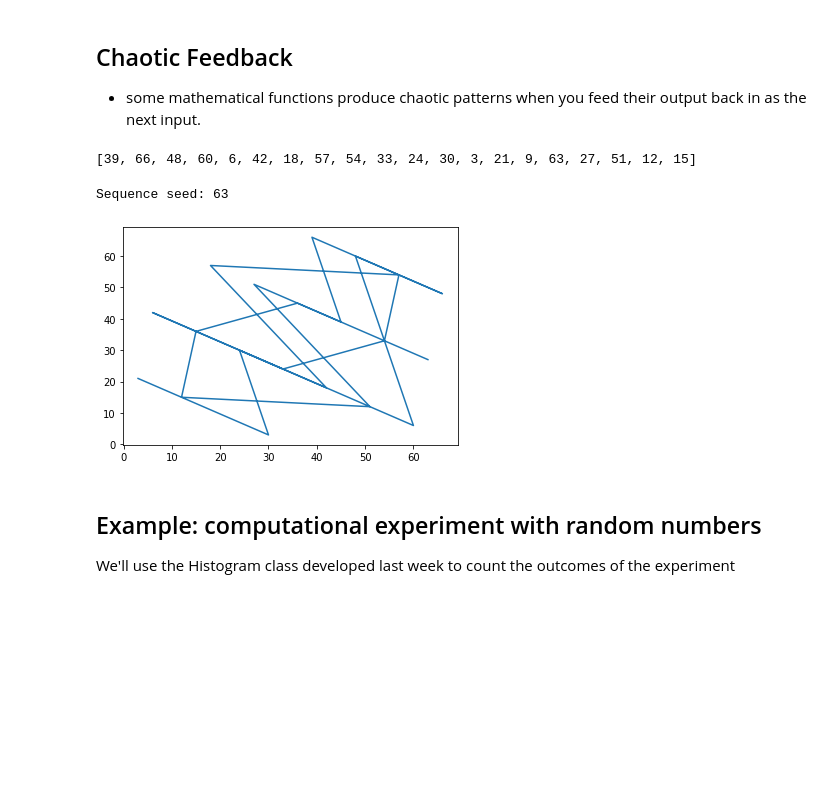
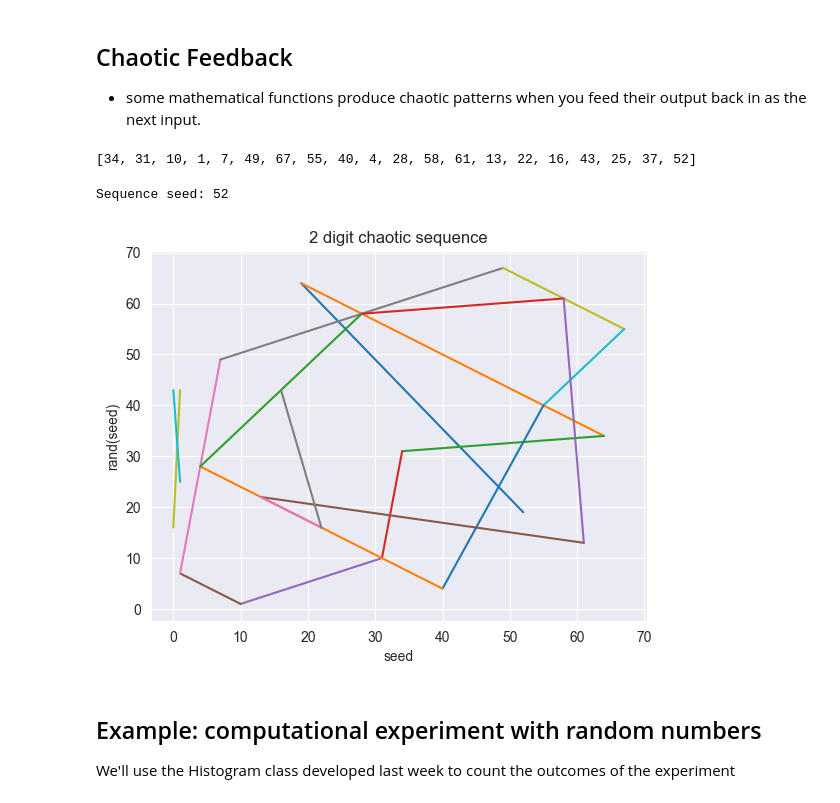
Before and after one commit to powderflask/cap-comp215, a Jupyter notebook: lessons/week04-generators.ipynb, the cells around one changed output. Saved outputs shown, nothing was run; the diff lists cells and outputs as text; code cells hidden in the pictures; blank space fills up the shorter version.

```diff
--- a/lessons/week04-generators.ipynb
+++ b/lessons/week04-generators.ipynb
@@ -60,31 +63,42 @@ plt.show()
 # %%
 import time
 
+@dataclass
 class TwoDigitRand:
     """ demonstrates 'chaotic feedback' algorithm - not crypographic quality randomness!! """
-    def __init__(self, seed=None):
-        seed = seed or int(time.time()*10**3)  # clock time in milli-seconds
-        self.seed = seed % 100  # 2-digit only!
+    seed:int = int(time.time()*10**3)  # clock time in milli-seconds
+    a:int = 7
+
+    def __post_init__(self):
+        self.seed = self.seed % 100  # allow 2 digit number seeds only!
+        self.seed = self.rand() # move to first value in sequence
 
     def rand(self):
         """ chaotic feedback algorithm - the last output is used as input to compute the next one """
-        self.seed = self.seed//10 + 7*(self.seed%10)
+        self.seed = self.seed//10 + self.a*(self.seed%10)
         return self.seed
 
 
 r = TwoDigitRand()
 [r.rand() for i in range(20)]
 # %% [output]
-[39, 66, 48, 60, 6, 42, 18, 57, 54, 33, 24, 30, 3, 21, 9, 63, 27, 51, 12, 15]
+[34, 31, 10, 1, 7, 49, 67, 55, 40, 4, 28, 58, 61, 13, 22, 16, 43, 25, 37, 52]
 # %%
 # Scatter plot of (seed, rand(seed))
 print("Sequence seed:", r.seed)
 pairs = [(r.seed, r.rand()) for i in range(n)]
-plt.plot([x for x,y in pairs], [y for x,y in pairs])
+
+segments = list(zip(pairs, pairs[1:])) # line segments connecting adjacent (seed, rand()) pairs
+plt.plot(*segments)
+plt.gca().set(
+    title='2 digit chaotic sequence',
+    xlabel='seed',
+    ylabel='rand(seed)'
+)
 plt.show()
 # %% [output]
-Sequence seed: 63
+Sequence seed: 52
-[figure, old version]
+[figure, new version]
 # %% [markdown]
 ## Example: computational experiment with random numbers
 
```
Also changed, not shown: parts of 8 cells of this notebook, 4 other files.
